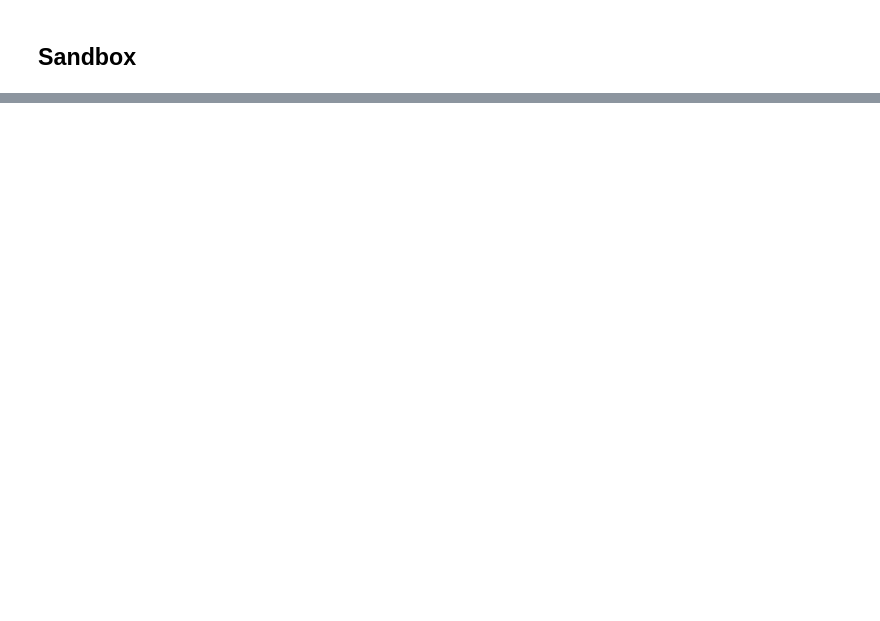
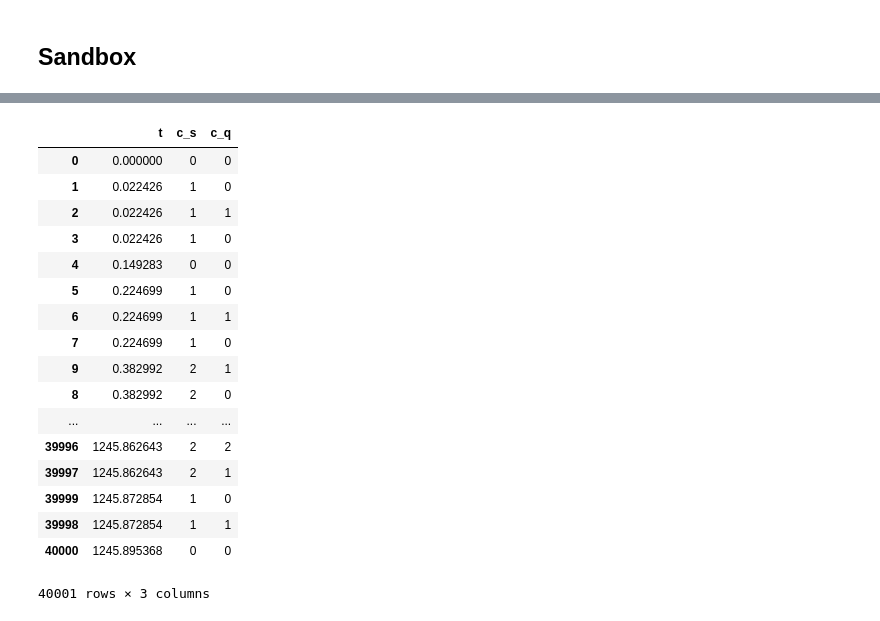
Before and after one commit to TUDelft-CITG/OpenQTSim, a Jupyter notebook: notebooks/Queueing theory - M M 1 example.ipynb, the cells around one changed output, grey strips where cells are left out. Cells and saved outputs as stored; diff of their text form; code cells hidden in the pictures; blank space fills up the shorter version.

```diff
--- a/notebooks/Queueing theory - M M 1 example.ipynb
+++ b/notebooks/Queueing theory - M M 1 example.ipynb
@@ -136,0 +106,6 @@ sim.return_log()
+# %%
+df_sys = pd.DataFrame(columns=['t', 'c_s', 'c_q'])
+df_sys['t'] = sim.t
+df_sys['c_s'] = sim.t_c_s
+df_sys['c_q'] = sim.t_c_q
+df_sys = df_sys.sort_values(by=['t'], ascending=[True])
@@ -136,0 +118,21 @@ sim.return_log()
+# %%
+df_sys
+# %% [output]
+|  | t | c_s | c_q |
+| 0 | 0.000000 | 0 | 0 |
+| 1 | 0.022426 | 1 | 0 |
+| 2 | 0.022426 | 1 | 1 |
+| 3 | 0.022426 | 1 | 0 |
+| 4 | 0.149283 | 0 | 0 |
+| 5 | 0.224699 | 1 | 0 |
+| 6 | 0.224699 | 1 | 1 |
+| 7 | 0.224699 | 1 | 0 |
+| 9 | 0.382992 | 2 | 1 |
+| 8 | 0.382992 | 2 | 0 |
+| ... | ... | ... | ... |
+| 39996 | 1245.862643 | 2 | 2 |
+| 39997 | 1245.862643 | 2 | 1 |
+| 39999 | 1245.872854 | 1 | 0 |
+| 39998 | 1245.872854 | 1 | 1 |
+| 40000 | 1245.895368 | 0 | 0 |
+40001 rows × 3 columns
```
Also changed, not shown: parts of 14 cells of this notebook, 3 other files.
